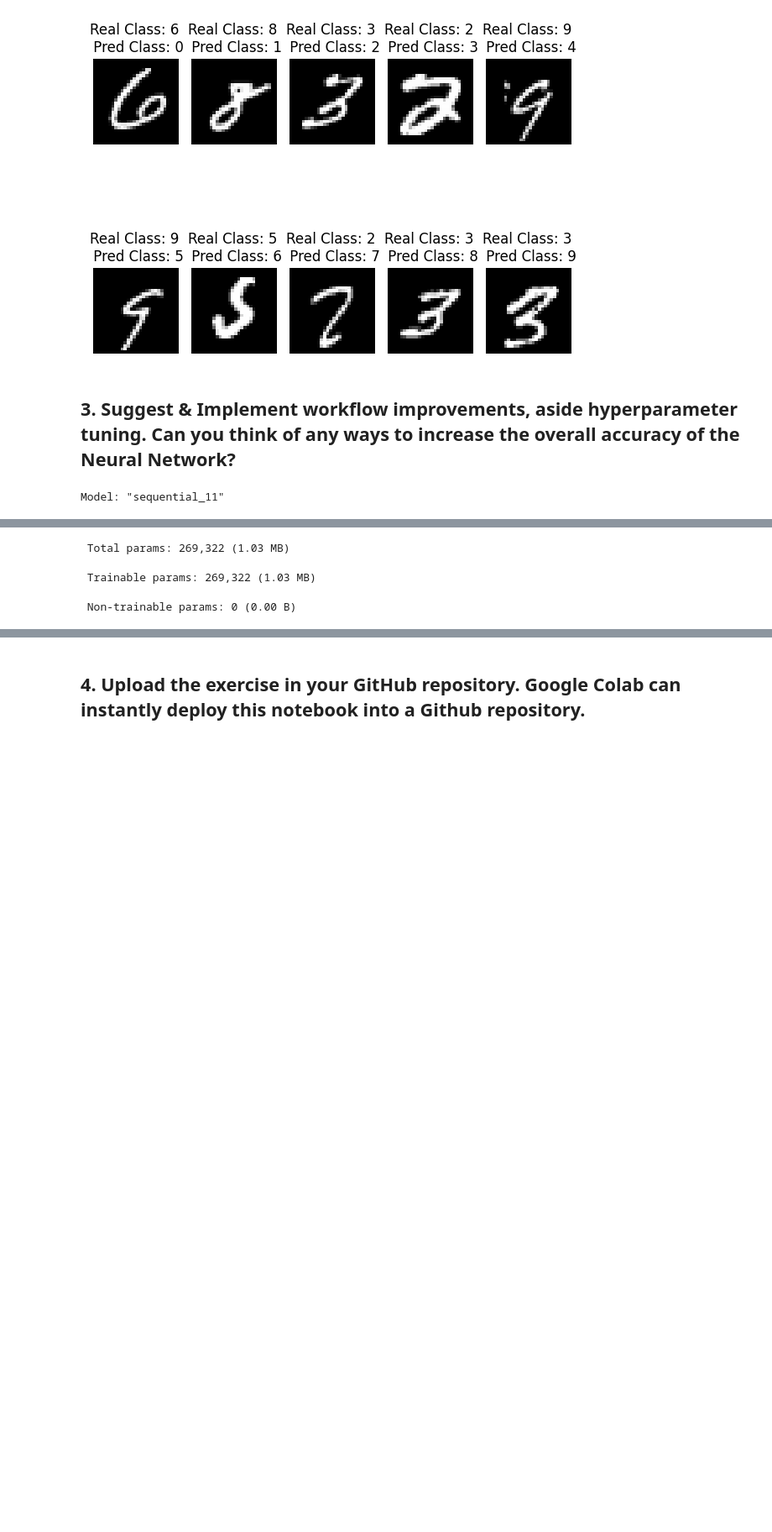
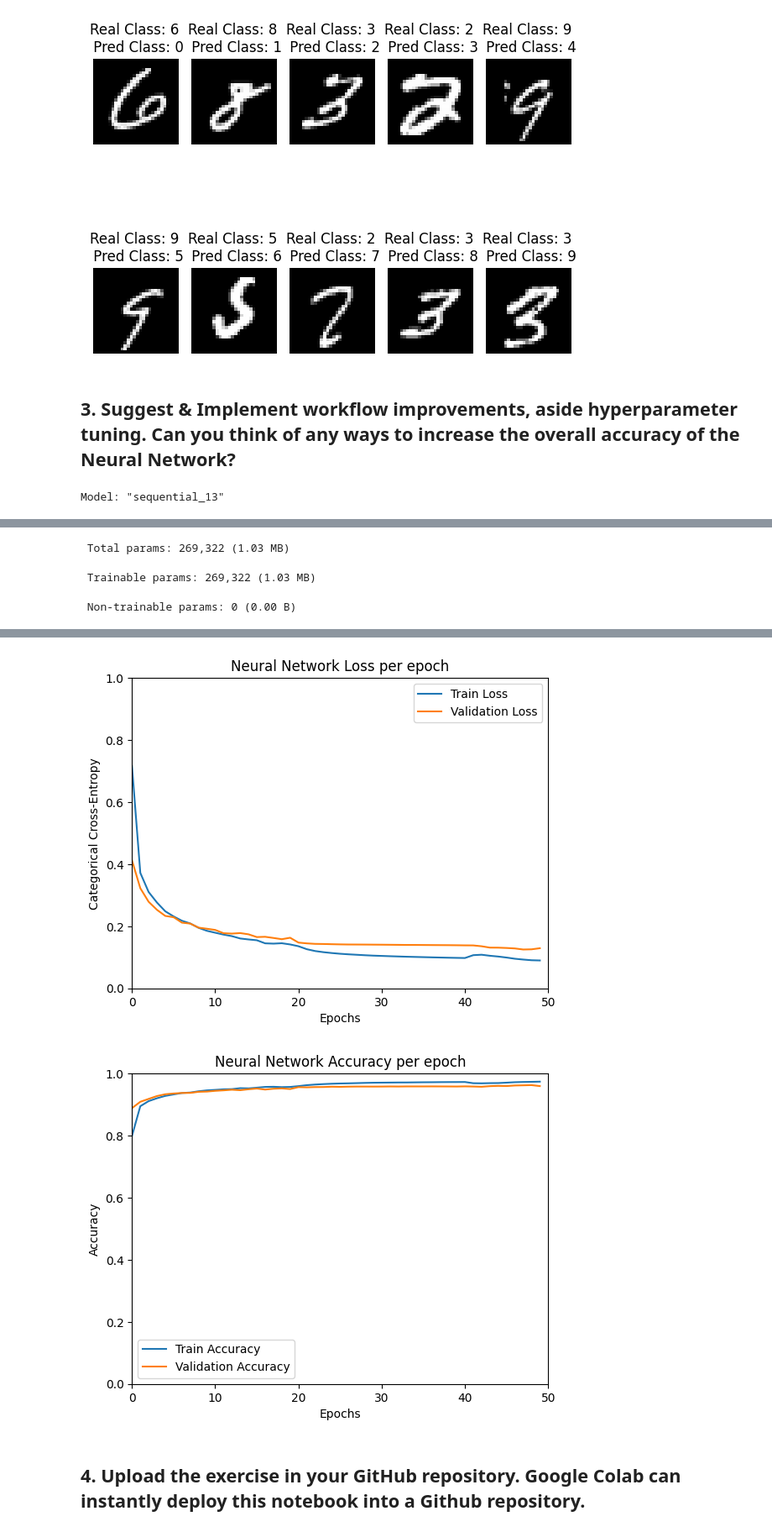
Before and after one commit to Argyro-Mpanioti/ai4, a Jupyter notebook: Αντίγραφο_MNIST_Tensorflow.ipynb, the cells around one changed output, grey strips where cells are left out. Shown at 84% size. Saved outputs shown, nothing was run; the diff lists cells and outputs as text; code cells hidden in the pictures; blank space fills up the shorter version.

```diff
--- a/Αντίγραφο_MNIST_Tensorflow.ipynb
+++ b/Αντίγραφο_MNIST_Tensorflow.ipynb
@@ -600,12 +600,12 @@ x_test = x_test.reshape((10000, 784))
 y_test = tf.one_hot(y_test, depth=10)
 
 def scheduler(epoch):
-    if epoch < 10:
+    if epoch <= 20:
         return 0.002
-    elif epoch < 40:
+    elif epoch <= 40:
         return 0.0001
     else:
-        return 0.00075
+        return 0.0006
 
 
 lr_callback = tf.keras.callbacks.LearningRateScheduler(scheduler)
@@ -658,7 +658,7 @@ plt.ylim(0, 1)
 plt.legend()
 plt.show()
 # %% [output]
-Model: "sequential_11"
+Model: "sequential_13"
 ┏━━━━━━━━━━━━━━━━━━━━━━━━━━━━━━━━━┳━━━━━━━━━━━━━━━━━━━━━━━━┳━━━━━━━━━━━━━━━┓
 ┃ Layer (type)                    ┃ Output Shape           ┃       Param # ┃
 ┡━━━━━━━━━━━━━━━━━━━━━━━━━━━━━━━━━╇━━━━━━━━━━━━━━━━━━━━━━━━╇━━━━━━━━━━━━━━━┩
@@ -691,3 +691,5 @@ Epoch 35/50
+[figure, added]
+[figure, added]
 # %% [markdown]
 ## 4. Upload the exercise in your GitHub repository. Google Colab can instantly deploy this notebook into a Github repository.
 # %% [markdown]
```
Also changed, not shown: parts of 3 cells of this notebook.
